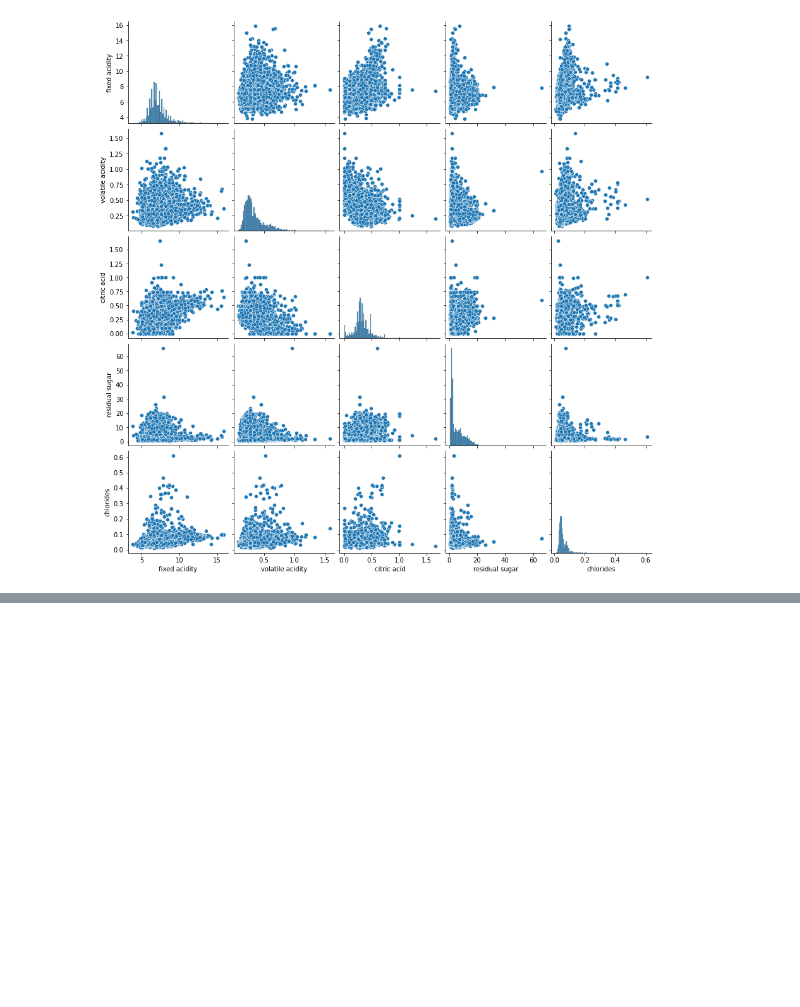
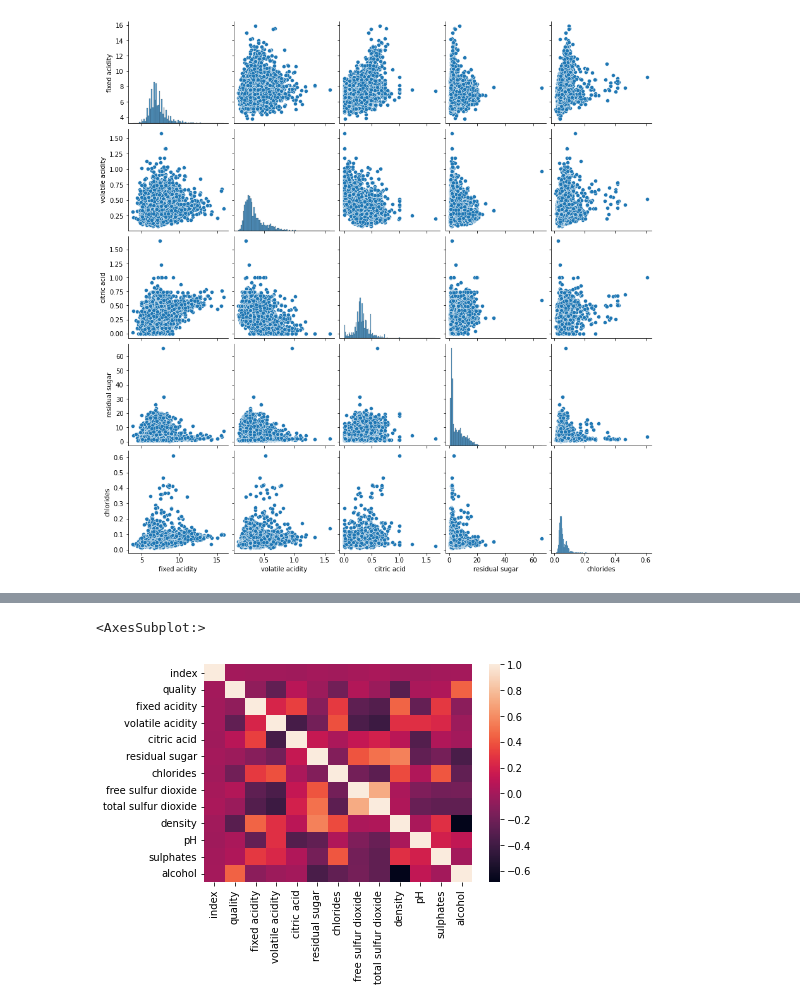
Before and after one commit to eunbin777/StudyAboutML, a Jupyter notebook: DACON_101/와인품질분류Lv2.ipynb, the cells around one changed output, grey strips where cells are left out. Drawn from its saved outputs; the diff is of its cells as text; code cells hidden in the pictures; blank space fills up the shorter version.

```diff
--- a/DACON_101/와인품질분류Lv2.ipynb
+++ b/DACON_101/와인품질분류Lv2.ipynb
@@ -12,0 +22,5 @@ sns.pairplot(data)
+# %%
+sns.heatmap(data)
+# %% [output]
+<AxesSubplot:>
+[figure, added]
```
Also changed, not shown: parts of 3 cells of this notebook.
